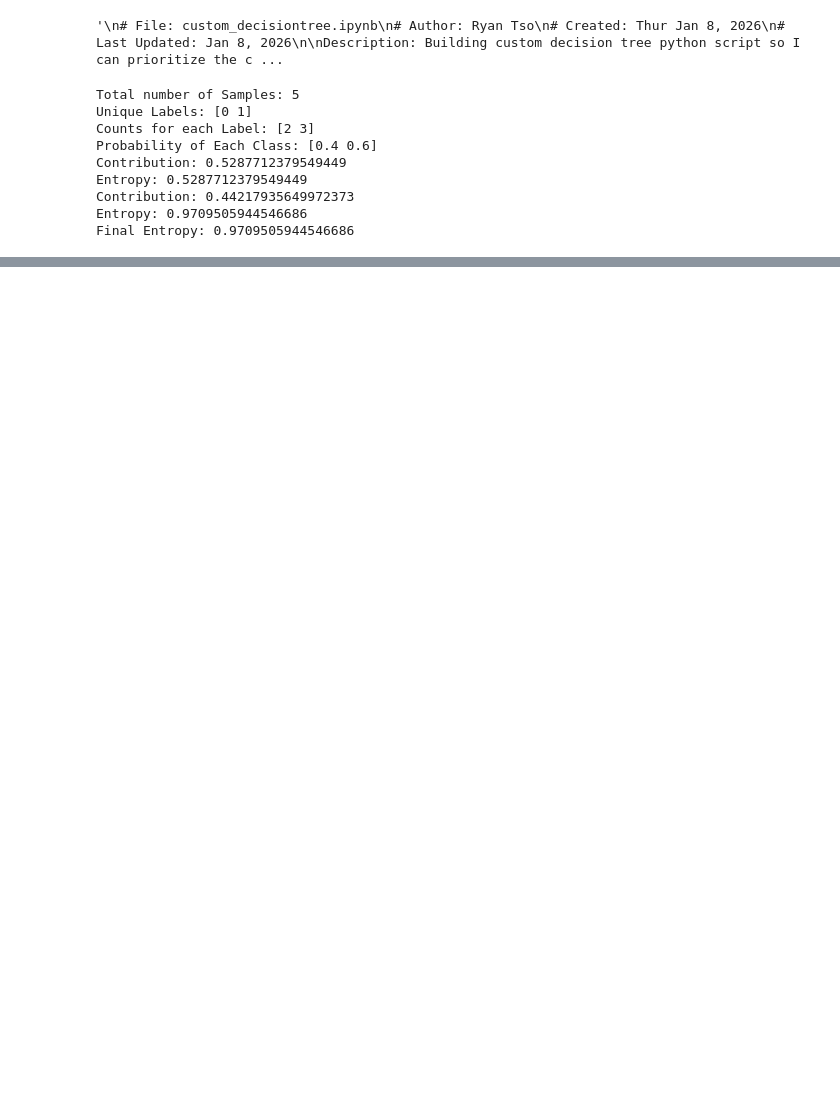
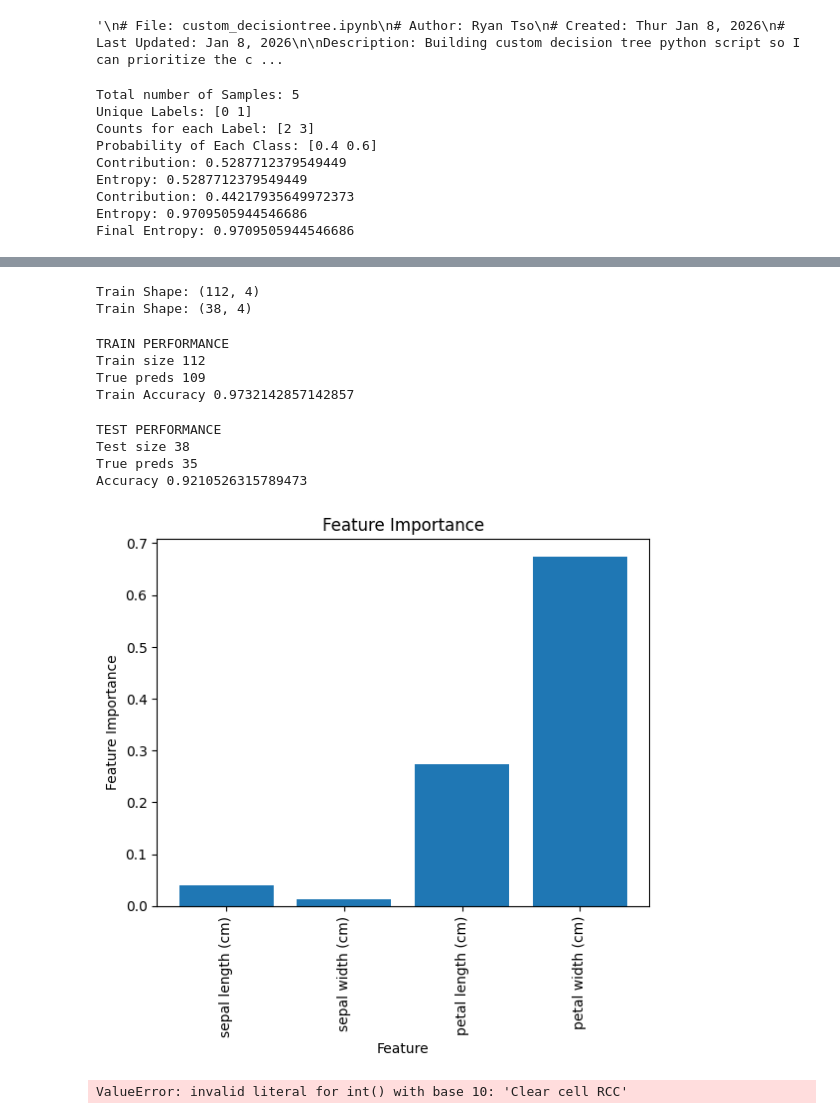
Before and after one commit to ryancytso/RCCclassification, a Jupyter notebook: custom_decisiontree.ipynb, the cells around one changed output, grey strips where cells are left out. Cells and saved outputs as stored; diff of their text form; code cells hidden in the pictures; blank space fills up the shorter version.

```diff
--- a/custom_decisiontree.ipynb
+++ b/custom_decisiontree.ipynb
@@ -211,0 +240,55 @@ PermissionError: [Errno 1] Operation not permitted
+# %%
+iris = datasets.load_iris()
+
+X = np.array(iris.data)
+Y = np.array(iris.target)
+iris_feature_names = iris.feature_names
+
+X_train, X_test, Y_train, Y_test = model_selection.train_test_split(X, Y, test_size=0.25, random_state=0)
+print("Train Shape:", X_train.shape)
+print("Train Shape:", X_test.shape)
+
+# Building the tree
+my_tree = DecisionTree(max_depth=4, min_samples_leaf=1, min_information_gain=0)
+my_tree.train(X_train, Y_train)
+
+# Let's see the tree
+my_tree.print_tree()
+# %% [output]
+Train Shape: (112, 4)
+Train Shape: (38, 4)
+# %%
+# Let's see the Train performance
+train_preds = my_tree.predict(X_set=X_train)
+print("TRAIN PERFORMANCE")
+print("Train size", len(Y_train))
+print("True preds", sum(train_preds == Y_train))
+print("Train Accuracy", sum(train_preds == Y_train) / len(Y_train))
+# %% [output]
+TRAIN PERFORMANCE
+Train size 112
+True preds 109
+Train Accuracy 0.9732142857142857
+# %%
+# Let's see the Test performance
+test_preds = my_tree.predict(X_set=X_test)
+print("TEST PERFORMANCE")
+print("Test size", len(Y_test))
+print("True preds", sum(test_preds == Y_test))
+print("Accuracy", sum(test_preds == Y_test) / len(Y_test))
+# %% [output]
+TEST PERFORMANCE
+Test size 38
+True preds 35
+Accuracy 0.9210526315789473
+# %%
+# Feature importance
+plt.bar(range(len(my_tree.feature_importances)),
+        list(my_tree.feature_importances.values()), tick_label=iris_feature_names)
+plt.title("Feature Importance")
+plt.xlabel("Feature")
+plt.xticks(rotation=90)
+plt.ylabel("Feature Importance")
+plt.show()
+# %% [output]
+[figure, added]
@@ -211,0 +375,13 @@ PermissionError: [Errno 1] Operation not permitted
+# %%
+# Building the tree
+my_tree = DecisionTree(max_depth=5, min_samples_leaf=5, min_information_gain=0.05)
+my_tree.train(X_train, Y_train)
+
+# Let's see the tree
+my_tree.print_tree()
+
+# Get feature usage report to see gating behavior
+usage_report = my_tree.get_feature_usage_report()
+print(usage_report)
+# %% [output]
+ValueError: invalid literal for int() with base 10: 'Clear cell RCC'
```
Also changed, not shown: parts of 3 cells of this notebook, 3 other files.
